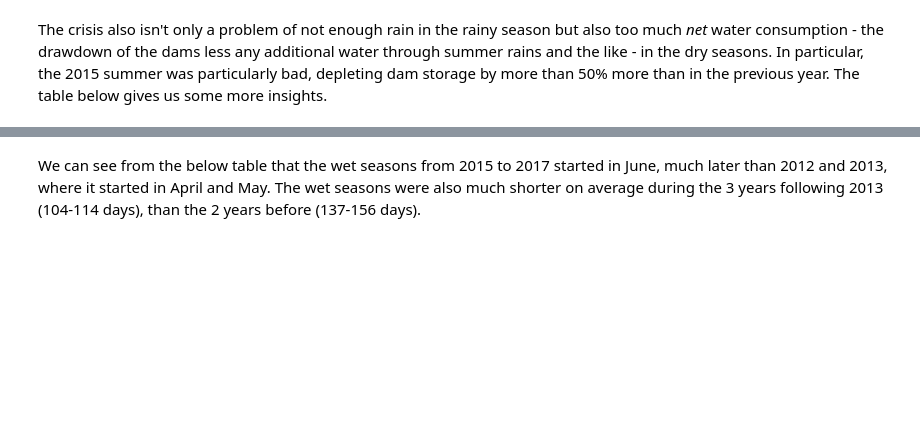
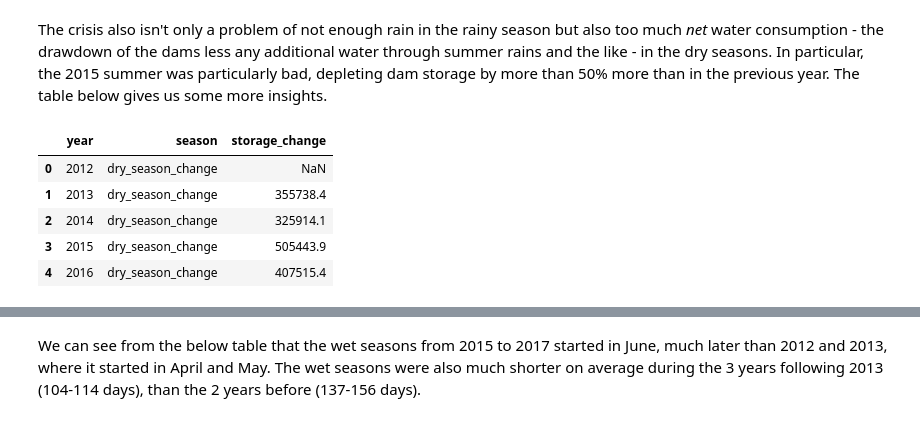
Before and after one commit to jbertscher/dam-levels, a Jupyter notebook: 1.0-dam-level-predictions.ipynb, the cells around one changed output, grey strips where cells are left out. Drawn from its saved outputs; the diff is of its cells as text; code cells hidden in the pictures; blank space fills up the shorter version.

```diff
--- a/1.0-dam-level-predictions.ipynb
+++ b/1.0-dam-level-predictions.ipynb
@@ -128,6 +130,15 @@ season_summary = season_summary[['year', 'wet_season_start_date', 'wet_season_en
 wet_season_storage = pd.merge(agg_storage_ml, season_summary, on = ['year'])
 wet_season_storage = wet_season_storage[(wet_season_storage['date'] >= wet_season_storage['wet_season_start_date']) &
                        (wet_season_storage['date'] <= wet_season_storage['wet_season_end_date'])]
+# %%
+season_summary_melt.head()
+# %% [output]
+|  | year | season | storage_change |
+| 0 | 2012 | dry_season_change | NaN |
+| 1 | 2013 | dry_season_change | 355738.4 |
+| 2 | 2014 | dry_season_change | 325914.1 |
+| 3 | 2015 | dry_season_change | 505443.9 |
+| 4 | 2016 | dry_season_change | 407515.4 |
 # %%
 # Melt `wet_season` for seaborn boxplot
 season_summary_melt = pd.melt(season_summary[['year', 'dry_season_change', 'wet_season_change']],
```
Also changed, not shown: parts of 11 cells of this notebook, 1 other file.
